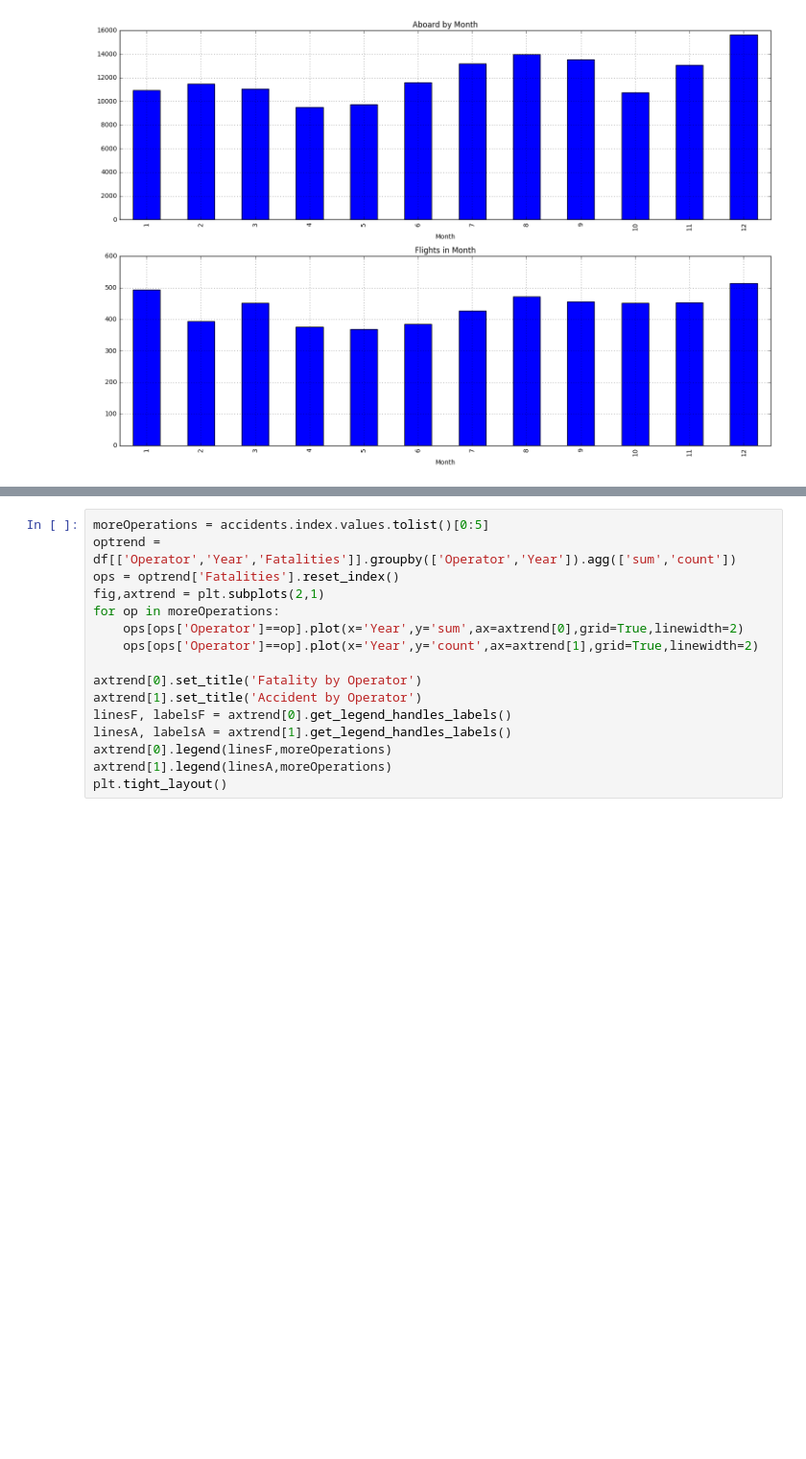
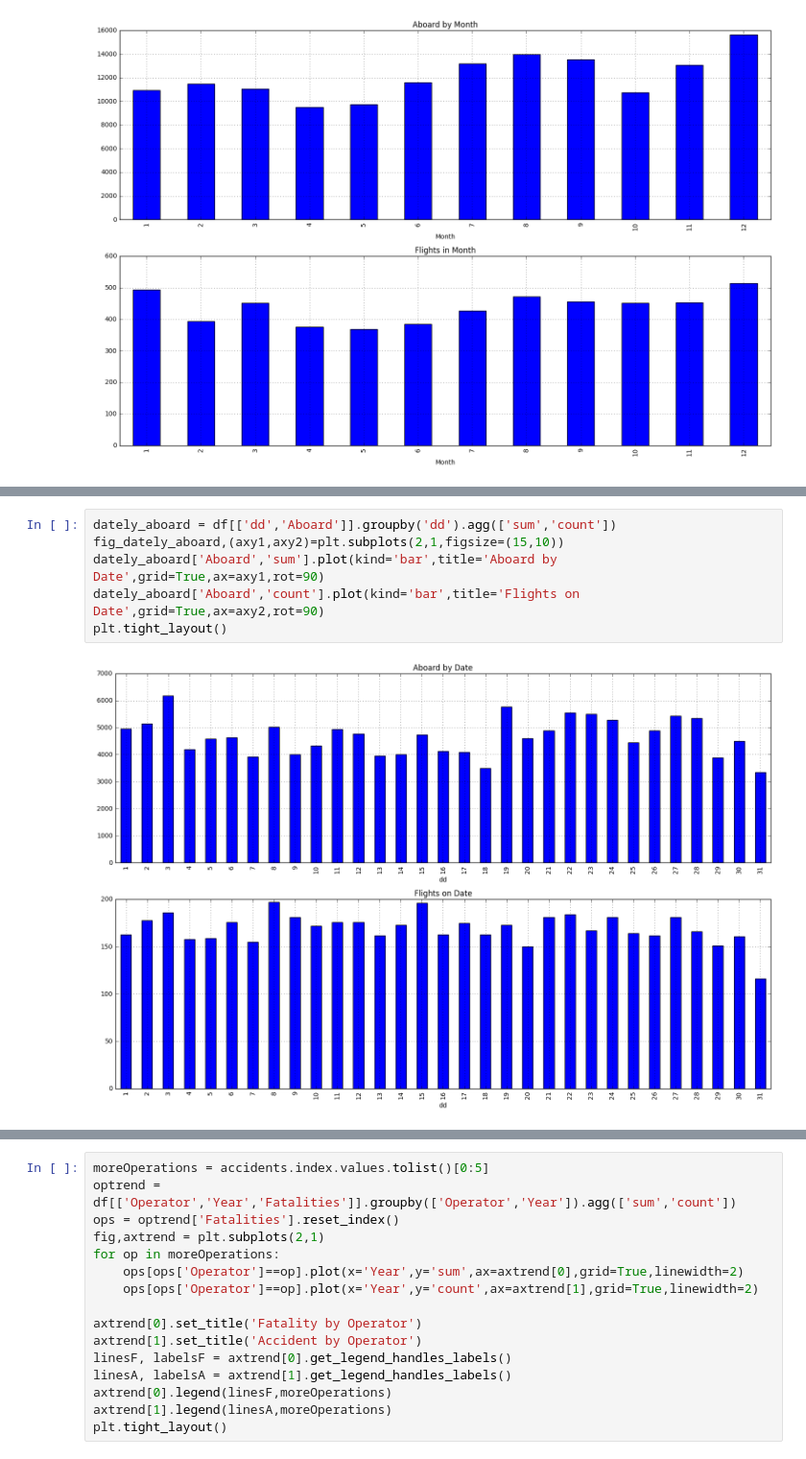
Before and after one commit to ykl7/Airplanes-1908, a Jupyter notebook: Airplane TS.ipynb, the cells around one changed output, grey strips where cells are left out. Shown at 96% size. Drawn from its saved outputs; the diff is of its cells as text; blank space fills up the shorter version.

```diff
--- a/Airplane TS.ipynb
+++ b/Airplane TS.ipynb
@@ -196,0 +209,8 @@ plt.tight_layout()
+# %%
+dately_aboard = df[['dd','Aboard']].groupby('dd').agg(['sum','count'])
+fig_dately_aboard,(axy1,axy2)=plt.subplots(2,1,figsize=(15,10))
+dately_aboard['Aboard','sum'].plot(kind='bar',title='Aboard by Date',grid=True,ax=axy1,rot=90)
+dately_aboard['Aboard','count'].plot(kind='bar',title='Flights on Date',grid=True,ax=axy2,rot=90)
+plt.tight_layout()
+# %% [output]
+[figure, added]
```
Also changed, not shown: parts of 6 cells of this notebook.
